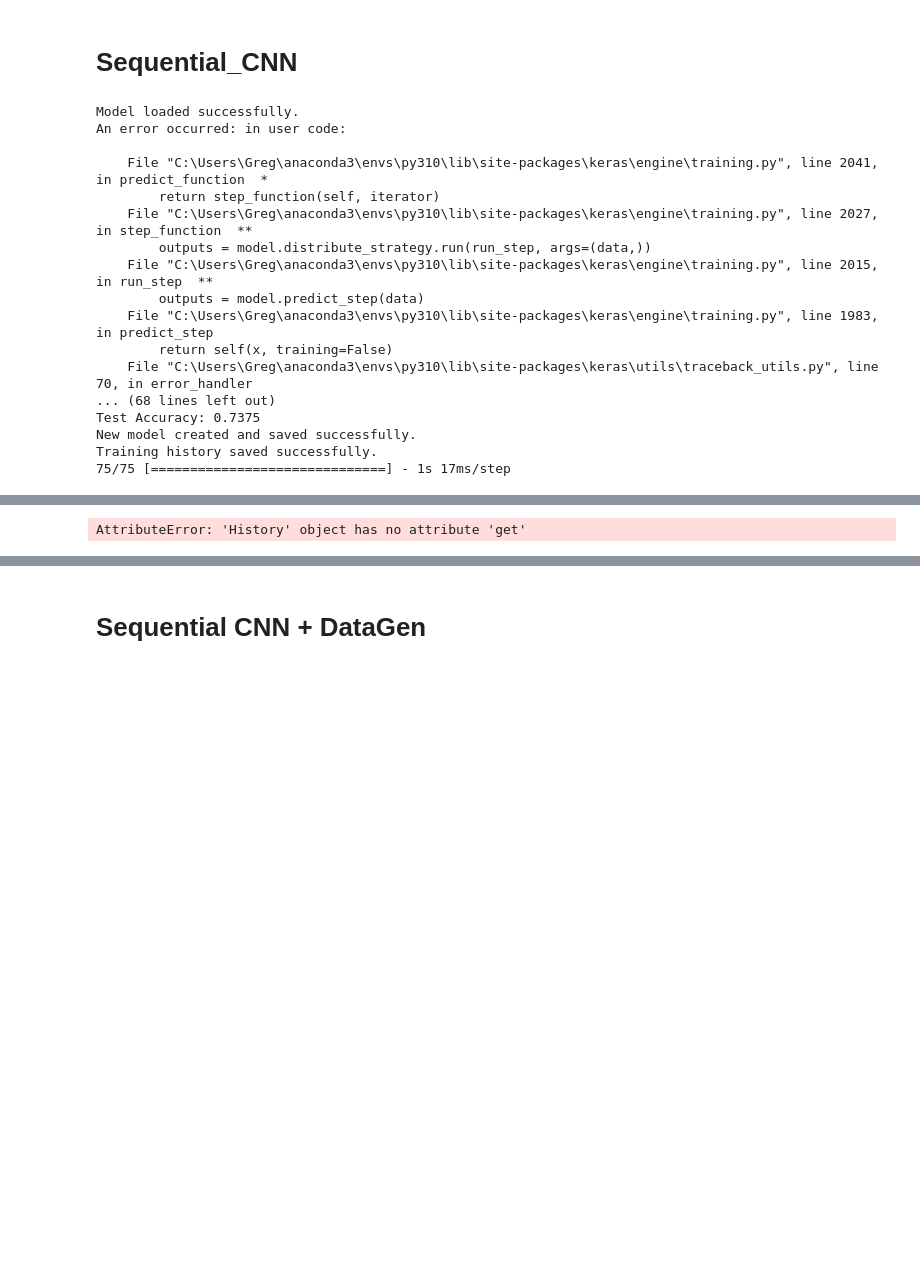
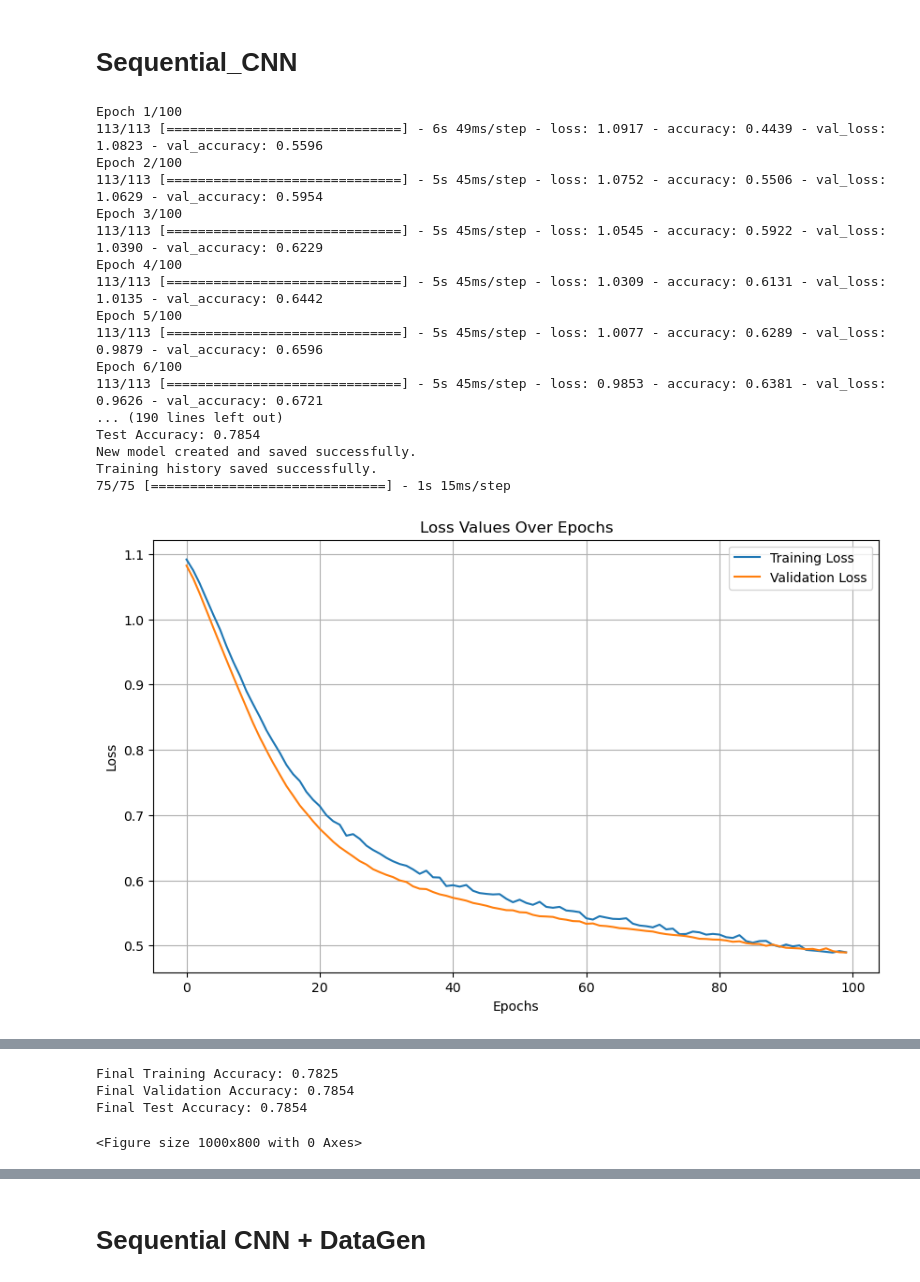
Before and after one commit to Gfatouras/Lung-X-Ray-Classifier, a Jupyter notebook: index.ipynb, the cells around one changed output, grey strips where cells are left out. Drawn from its saved outputs; the diff is of its cells as text; code cells hidden in the pictures; blank space fills up the shorter version.

```diff
--- a/index.ipynb
+++ b/index.ipynb
@@ -466,47 +466,48 @@ if not use_saved_model:
         Flatten(),
         Dense(units=128, activation='relu'),
         Dropout(0.3),
         Dense(units=64, activation='relu'),
         Dense(units=3, activation='softmax')
     ])
 
     # Compile the model
     model.compile(optimizer=tf.keras.optimizers.Adam(learning_rate=5e-7),
                   loss='sparse_categorical_crossentropy',
                   metrics=['accuracy'])
 
     # Train the model
-    history = model.fit(X_train, y_train, validation_data=(X_test, y_test), epochs=30)
+    history = model.fit(X_train, y_train, validation_data=(X_test, y_test), epochs=100)
 
     # Evaluate the model on test data
     test_loss, test_accuracy = model.evaluate(X_test, y_test)
     print(f'Test Loss: {test_loss:.4f}')
     print(f'Test Accuracy: {test_accuracy:.4f}')
 
     # metrics(model, X_test, y_test, label_encoder, history.history)  # Pass history.history instead
     model.save('Models/Sequential_CNN.h5')
     print("New model created and saved successfully.")
 
     # Save the history to a pickle file
     with open('History/Sequential_CNN_history.pkl', 'wb') as file:
         pickle.dump(history.history, file)  # Save history.history
     print("Training history saved successfully.")
-    metrics(model, X_test, y_test, label_encoder, history)
+    metrics(model, X_test, y_test, label_encoder, history.history)
 # %% [output]
-Model loaded successfully.
-An error occurred: in user code:
-
-    File "C:\Users\Greg\anaconda3\envs\py310\lib\site-packages\keras\engine\training.py", line 2041, in predict_function  *
-        return step_function(self, iterator)
-    File "C:\Users\Greg\anaconda3\envs\py310\lib\site-packages\keras\engine\training.py", line 2027, in step_function  **
-        outputs = model.distribute_strategy.run(run_step, args=(data,))
-    File "C:\Users\Greg\anaconda3\envs\py310\lib\site-packages\keras\engine\training.py", line 2015, in run_step  **
-        outputs = model.predict_step(data)
-    File "C:\Users\Greg\anaconda3\envs\py310\lib\site-packages\keras\engine\training.py", line 1983, in predict_step
-        return self(x, training=False)
-    File "C:\Users\Greg\anaconda3\envs\py310\lib\site-packages\keras\utils\traceback_utils.py", line 70, in error_handler
-... (68 lines left out)
-Test Accuracy: 0.7375
+Epoch 1/100
+113/113 [==============================] - 6s 49ms/step - loss: 1.0917 - accuracy: 0.4439 - val_loss: 1.0823 - val_accuracy: 0.5596
+Epoch 2/100
+113/113 [==============================] - 5s 45ms/step - loss: 1.0752 - accuracy: 0.5506 - val_loss: 1.0629 - val_accuracy: 0.5954
+Epoch 3/100
+113/113 [==============================] - 5s 45ms/step - loss: 1.0545 - accuracy: 0.5922 - val_loss: 1.0390 - val_accuracy: 0.6229
+Epoch 4/100
+113/113 [==============================] - 5s 45ms/step - loss: 1.0309 - accuracy: 0.6131 - val_loss: 1.0135 - val_accuracy: 0.6442
+Epoch 5/100
+113/113 [==============================] - 5s 45ms/step - loss: 1.0077 - accuracy: 0.6289 - val_loss: 0.9879 - val_accuracy: 0.6596
+Epoch 6/100
+113/113 [==============================] - 5s 45ms/step - loss: 0.9853 - accuracy: 0.6381 - val_loss: 0.9626 - val_accuracy: 0.6721
+... (190 lines left out)
+Test Accuracy: 0.7854
 New model created and saved successfully.
 Training history saved successfully.
-75/75 [==============================] - 1s 17ms/step
+75/75 [==============================] - 1s 15ms/step
+[figure, added]
@@ -513 +515,4 @@ Training history saved successfully.
-AttributeError: 'History' object has no attribute 'get'
+Final Training Accuracy: 0.7825
+Final Validation Accuracy: 0.7854
+Final Test Accuracy: 0.7854
+<Figure size 1000x800 with 0 Axes>
```
Also changed, not shown: parts of 4 cells of this notebook.
